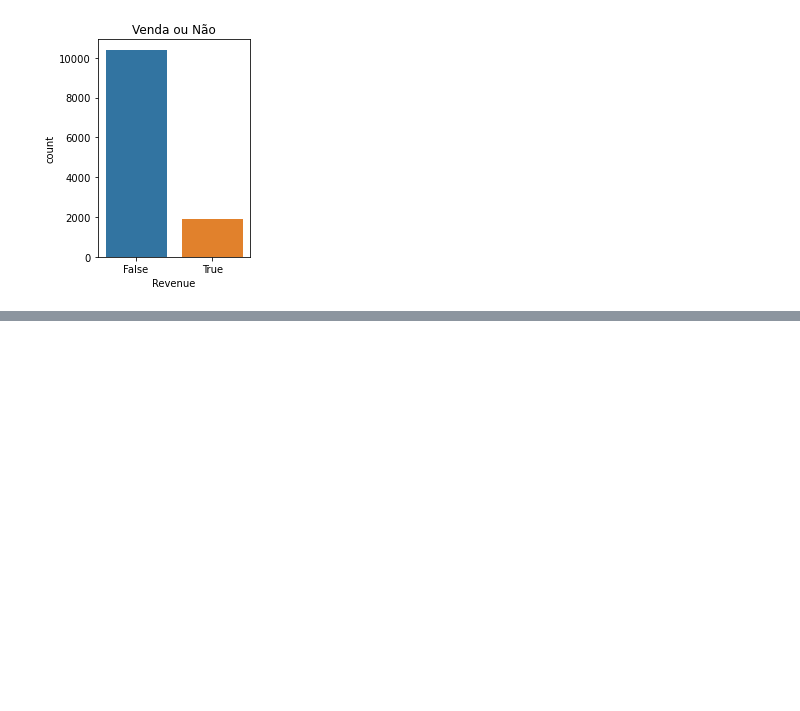
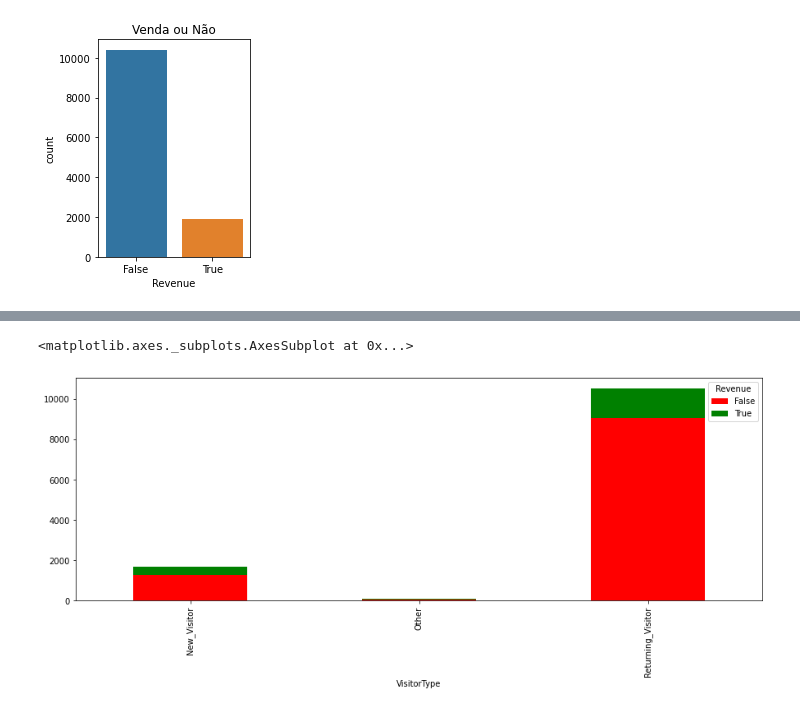
Before and after one commit to Gugah007/Projeto-ML-Classifica-o-Prevendo-a-intencao-de-compras-de-usuario-usando-SVM, a Jupyter notebook: Prevendo a Intencao de Compras de Usuario usando SVM.ipynb, the cells around one changed output, grey strips where cells are left out. Cells and saved outputs as stored; diff of their text form; code cells hidden in the pictures; blank space fills up the shorter version.

```diff
--- a/Prevendo a Intencao de Compras de Usuario usando SVM.ipynb
+++ b/Prevendo a Intencao de Compras de Usuario usando SVM.ipynb
@@ -235,0 +243,9 @@ sns.countplot(df['Revenue'])
+# %%
+# Gráfico de bar Tipo de Visitante x Revenue
+pd.crosstab(df["VisitorType"], df["Revenue"]).plot(kind = 'bar',
+                                                  stacked = True,
+                                                  figsize = (15,5),
+                                                  color = ['red', 'green'])
+# %% [output]
+<matplotlib.axes._subplots.AxesSubplot at 0x...>
+[figure, added]
```
Also changed, not shown: parts of 1 cell of this notebook.
